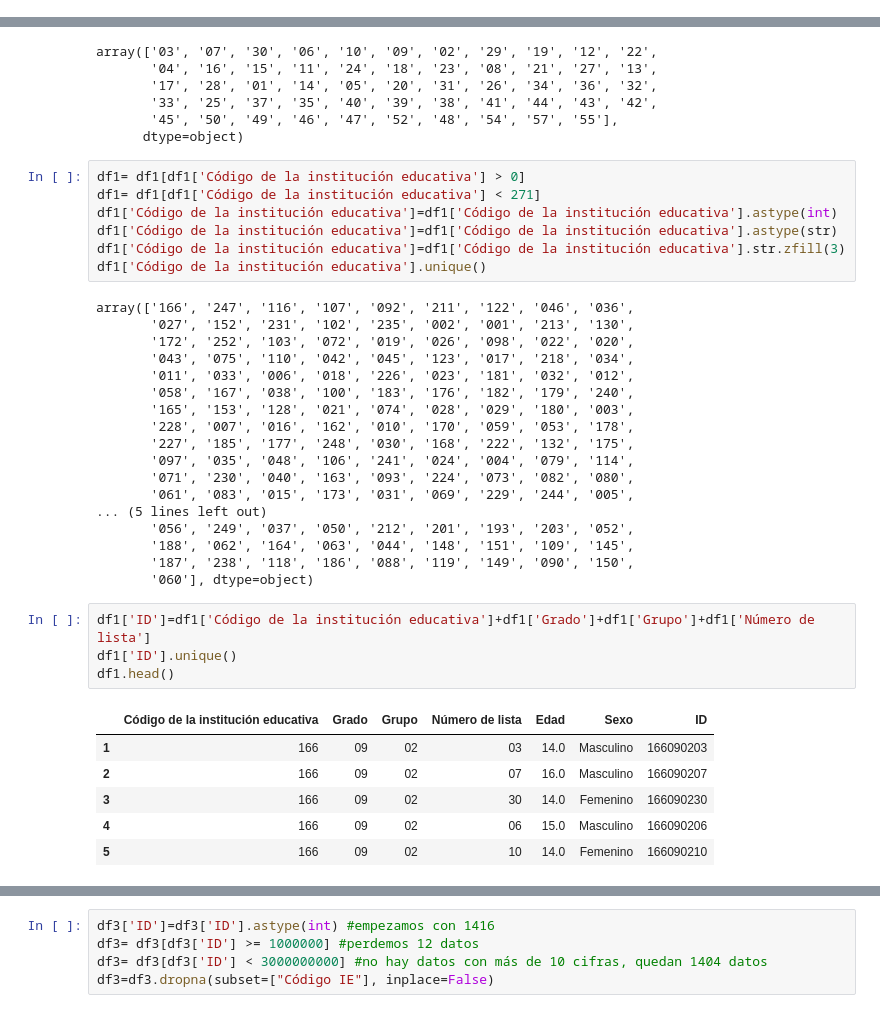
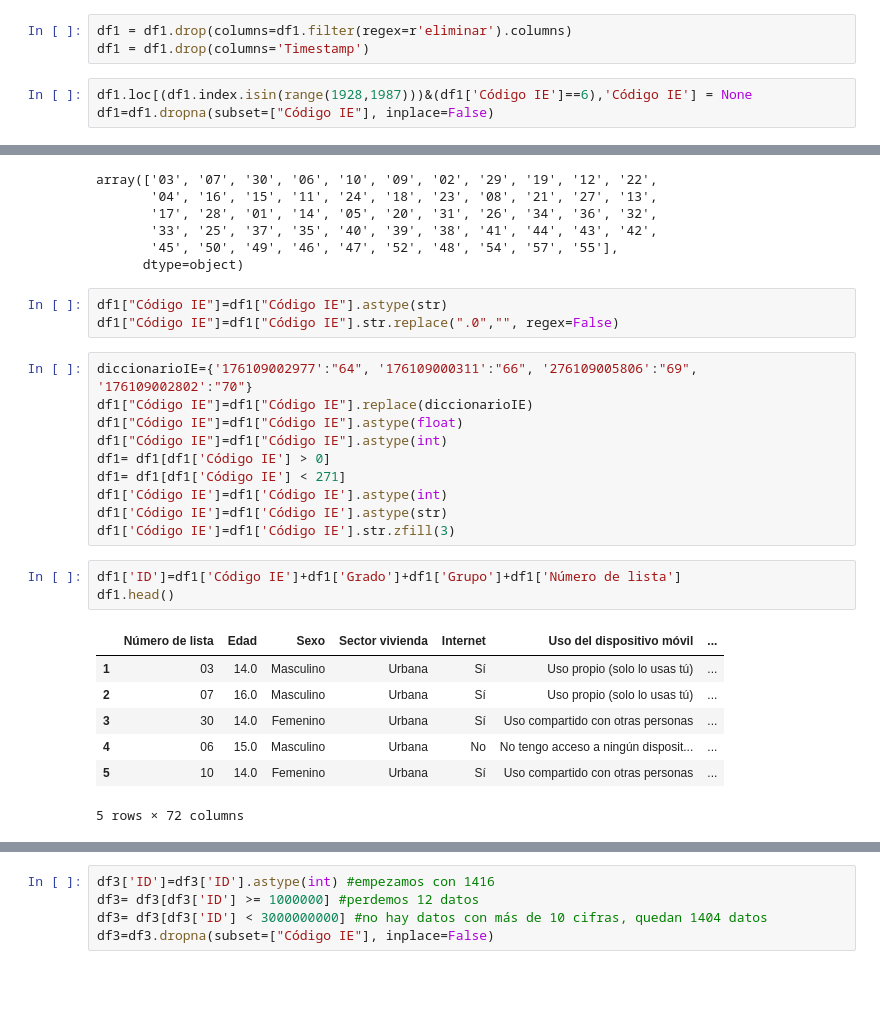
Before and after one commit to mariaf494/CFK2022, a Jupyter notebook: utils/cleaners/SeguimientoColegios.ipynb, the cells around one changed output, grey strips where cells are left out. Cells and saved outputs as stored; diff of their text form; blank space fills up the shorter version.

```diff
--- a/utils/cleaners/SeguimientoColegios.ipynb
+++ b/utils/cleaners/SeguimientoColegios.ipynb
@@ -19,3 +54,9 @@ df1.loc[(df1.index.isin(range(9024,9123)))&(df1['Código de la institución educ
+# %%
+df1 = df1.drop(columns=df1.filter(regex=r'eliminar').columns)
+df1 = df1.drop(columns='Timestamp')
+# %%
+df1.loc[(df1.index.isin(range(1928,1987)))&(df1['Código IE']==6),'Código IE'] = None
+df1=df1.dropna(subset=["Código IE"], inplace=False)
 # %%
 df1=df1.dropna(subset=["Grupo"], inplace=False) #para eliminar filas con valores nan
 df1['Grupo']=df1['Grupo'].astype(str) #volver todo una cadena
@@ -194,38 +222,26 @@ array(['03', '07', '30', '06', '10', '09', '02', '29', '19', '12', '22',
        '45', '50', '49', '46', '47', '52', '48', '54', '57', '55'],
       dtype=object)
 # %%
-df1= df1[df1['Código de la institución educativa'] > 0]
-df1= df1[df1['Código de la institución educativa'] < 271]
-df1['Código de la institución educativa']=df1['Código de la institución educativa'].astype(int)
-df1['Código de la institución educativa']=df1['Código de la institución educativa'].astype(str)
-df1['Código de la institución educativa']=df1['Código de la institución educativa'].str.zfill(3)
-df1['Código de la institución educativa'].unique()
+df1["Código IE"]=df1["Código IE"].astype(str)
+df1["Código IE"]=df1["Código IE"].str.replace(".0","", regex=False)
-# %% [output]
-array(['166', '247', '116', '107', '092', '211', '122', '046', '036',
-       '027', '152', '231', '102', '235', '002', '001', '213', '130',
-       '172', '252', '103', '072', '019', '026', '098', '022', '020',
-       '043', '075', '110', '042', '045', '123', '017', '218', '034',
-       '011', '033', '006', '018', '226', '023', '181', '032', '012',
-       '058', '167', '038', '100', '183', '176', '182', '179', '240',
-       '165', '153', '128', '021', '074', '028', '029', '180', '003',
-       '228', '007', '016', '162', '010', '170', '059', '053', '178',
-       '227', '185', '177', '248', '030', '168', '222', '132', '175',
-       '097', '035', '048', '106', '241', '024', '004', '079', '114',
-       '071', '230', '040', '163', '093', '224', '073', '082', '080',
-       '061', '083', '015', '173', '031', '069', '229', '244', '005',
-... (5 lines left out)
-       '056', '249', '037', '050', '212', '201', '193', '203', '052',
-       '188', '062', '164', '063', '044', '148', '151', '109', '145',
-       '187', '238', '118', '186', '088', '119', '149', '090', '150',
-       '060'], dtype=object)
+# %%
+diccionarioIE={'176109002977':"64", '176109000311':"66", '276109005806':"69", '176109002802':"70"}
+df1["Código IE"]=df1["Código IE"].replace(diccionarioIE)
+df1["Código IE"]=df1["Código IE"].astype(float)
+df1["Código IE"]=df1["Código IE"].astype(int)
+df1= df1[df1['Código IE'] > 0]
+df1= df1[df1['Código IE'] < 271]
+df1['Código IE']=df1['Código IE'].astype(int)
+df1['Código IE']=df1['Código IE'].astype(str)
+df1['Código IE']=df1['Código IE'].str.zfill(3)
 # %%
-df1['ID']=df1['Código de la institución educativa']+df1['Grado']+df1['Grupo']+df1['Número de lista']
-df1['ID'].unique()
+df1['ID']=df1['Código IE']+df1['Grado']+df1['Grupo']+df1['Número de lista']
 df1.head()
 # %% [output]
-|  | Código de la institución educativa | Grado | Grupo | Número de lista | Edad | Sexo | ID |
-| 1 | 166 | 09 | 02 | 03 | 14.0 | Masculino | 166090203 |
-| 2 | 166 | 09 | 02 | 07 | 16.0 | Masculino | 166090207 |
-| 3 | 166 | 09 | 02 | 30 | 14.0 | Femenino | 166090230 |
-| 4 | 166 | 09 | 02 | 06 | 15.0 | Masculino | 166090206 |
-| 5 | 166 | 09 | 02 | 10 | 14.0 | Femenino | 166090210 |
+|  | Número de lista | Edad | Sexo | Sector vivienda | Internet | Uso del dispositivo móvil | ... |
+| 1 | 03 | 14.0 | Masculino | Urbana | Sí | Uso propio (solo lo usas tú) | ... |
+| 2 | 07 | 16.0 | Masculino | Urbana | Sí | Uso propio (solo lo usas tú) | ... |
+| 3 | 30 | 14.0 | Femenino | Urbana | Sí | Uso compartido con otras personas | ... |
+| 4 | 06 | 15.0 | Masculino | Urbana | No | No tengo acceso a ningún disposit... | ... |
+| 5 | 10 | 14.0 | Femenino | Urbana | Sí | Uso compartido con otras personas | ... |
+5 rows × 72 columns
```
Also changed, not shown: parts of 60 cells of this notebook, 38 other files.
